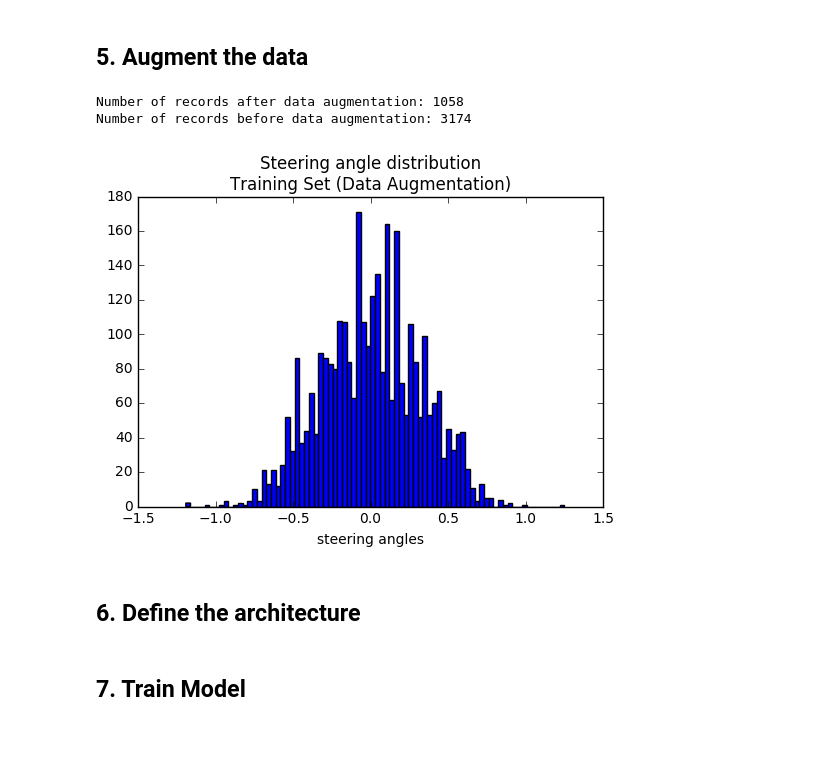
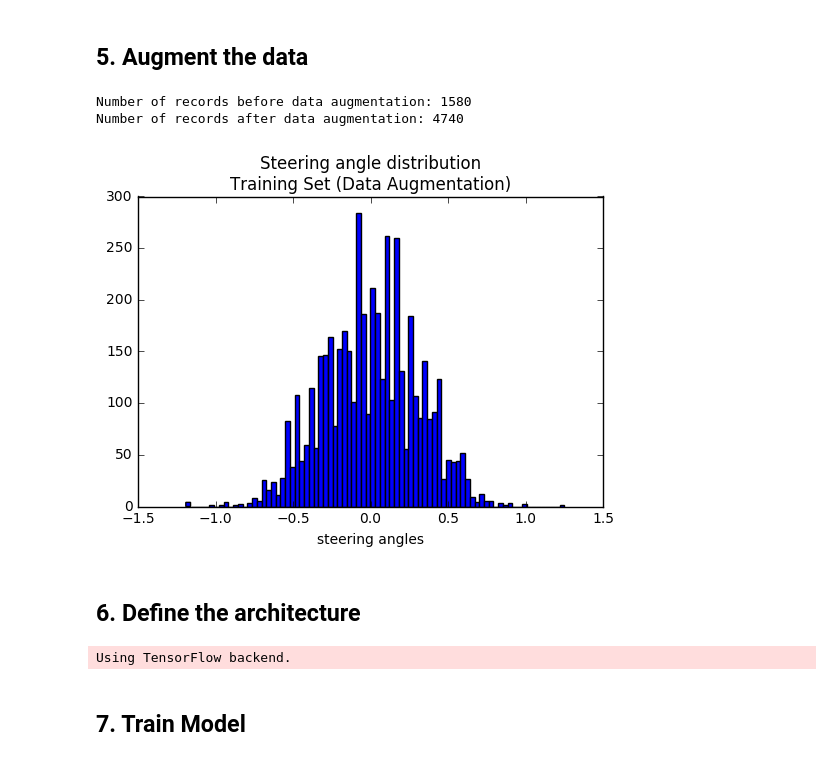
Before and after one commit to sosegon/udacity-projects, a Jupyter notebook: Behavioral cloning.ipynb, the cells around one changed output. Drawn from its saved outputs; the diff is of its cells as text; code cells hidden in the pictures.

Commit message:
fix: Enhaced model

```diff
--- a/Behavioral cloning.ipynb
+++ b/Behavioral cloning.ipynb
@@ -70,9 +70,11 @@ for angle, path_center in zip(df['steering'], df['center']):
 # %% [markdown]
 ## 3. Balance the data
 # %%
-# cut off most of the zero steering records
-# just keep a small number
-zero_steering_records_to_keep = 50
+# cut off zero steering records
+dataset = df.values
+angles = dataset[:,3]
+percetange_zero_drop = 25
+zero_steering_records_to_keep = int(len(angles[angles == 0.0]) * (100-percetange_zero_drop)/100)
 
 df_zeros = df.drop(df.index[df.steering != 0])
 df_zeros = df_zeros.sample(zero_steering_records_to_keep)
@@ -81,6 +83,10 @@ df_non_zeros = df.drop(df.index[df.steering == 0])
 df_zeros_reduced = pandas.concat([df_zeros, df_non_zeros])
 
 draw_steering_histogram(df_zeros_reduced['steering'], 0.05, 2, "Kept {:d} zero steering records".format(zero_steering_records_to_keep))
+
+# Remove negative angles
+# df_pos = df_zeros_reduced.drop(df_zeros_reduced.index[df_zeros_reduced.steering < 0])
+# df_balanced = pandas.DataFrame.copy(df_pos)
 
 # Sort data frame by steering angle, ascending way
 df_sorted = df_zeros_reduced.sort_values('steering', ascending = True)
@@ -185,30 +191,32 @@ Records in test set: 448
 # %%
 # Recovery threshold is defined to vary the steering
 # angle of the side cameras as stated by Vivek Yadav
 # here https://chatbotslife.com/using-augmentation-to-mimic-human-driving-496b569760a9#.ofn8g7j3g
 
 recovery_threshold = 0.25
-
 X_train_center, X_train_left, X_train_right, y_train_center = get_features_labels(train_df)
 
 y_train_left = y_train_center + recovery_threshold
 y_train_right = y_train_center - recovery_threshold
 
+X_train = X_train_center
+y_train = y_train_center
+
 X_train = np.concatenate((X_train_center, X_train_left, X_train_right))
 y_train = np.concatenate((y_train_center, y_train_left, y_train_right))
 
-print("Number of records after data augmentation: {:d}".format(len(train_df['steering'])))
-print("Number of records before data augmentation: {:d}".format(len(y_train)))
+print("Number of records before data augmentation: {:d}".format(len(train_df['steering'])))
+print("Number of records after data augmentation: {:d}".format(len(y_train)))
 draw_steering_histogram(y_train, 0.05, 2, "Training Set (Data Augmentation)")
 # %% [output]
-Number of records after data augmentation: 1058
-Number of records before data augmentation: 3174
+Number of records before data augmentation: 1580
+Number of records after data augmentation: 4740
-[figure, old version]
+[figure, new version]
 # %% [markdown]
 ## 6. Define the architecture
 # %%
 from keras.models import Sequential
-from keras.layers import Dense, Flatten, ELU, Lambda, Dropout
+from keras.layers import Dense, Flatten, ELU, Activation, Lambda, Dropout
 from keras.layers.convolutional import Convolution2D
 from keras.optimizers import Adam
 
@@ -226,34 +234,34 @@ def get_model(learning):
     model.add(Lambda(lambda x: x/127.5 - 1., input_shape=image_shape, output_shape=image_shape))
 
     model.add(Convolution2D(24, 5, 5, subsample=(2, 2), border_mode="valid"))
-    model.add(ELU())
-    model.add(Dropout(drop_out))
+    model.add(Activation('relu'))
+    #model.add(Dropout(drop_out))
 
     model.add(Convolution2D(36, 5, 5, subsample=(2, 2), border_mode="valid"))
-    model.add(ELU())
+    model.add(Activation('relu'))
 
     model.add(Convolution2D(48, 5, 5, subsample=(2, 2), border_mode="valid"))
-    model.add(ELU())
-    model.add(Dropout(drop_out))
+    model.add(Activation('relu'))
+    #model.add(Dropout(drop_out))
 
     model.add(Convolution2D(64, 3, 3, border_mode="valid"))
-    model.add(ELU())
+    model.add(Activation('relu'))
 
     model.add(Convolution2D(64, 3, 3, border_mode="valid"))
-    model.add(ELU())
-    model.add(Dropout(drop_out))
+    #model.add(Dropout(drop_out))
 
     model.add(Flatten())
+    model.add(Activation('relu'))
 
     model.add(Dense(100))
-    model.add(ELU())
+    model.add(Activation('relu'))
 
     model.add(Dense(50))
-    model.add(ELU())
-    model.add(Dropout(.2))
+    model.add(Activation('relu'))
+    #model.add(Dropout(.2))
 
     model.add(Dense(10))
-    model.add(ELU())
+    model.add(Activation('relu'))
 
     model.add(Dense(1))
 
@@ -261,6 +269,8 @@ def get_model(learning):
     model.compile(optimizer=optimizer, loss="mse")
 
     return model
+# %% [output]
+Using TensorFlow backend.
 # %% [markdown]
 ## 7. Train Model
 # %%
```
Also changed, not shown: parts of 6 cells of this notebook.
